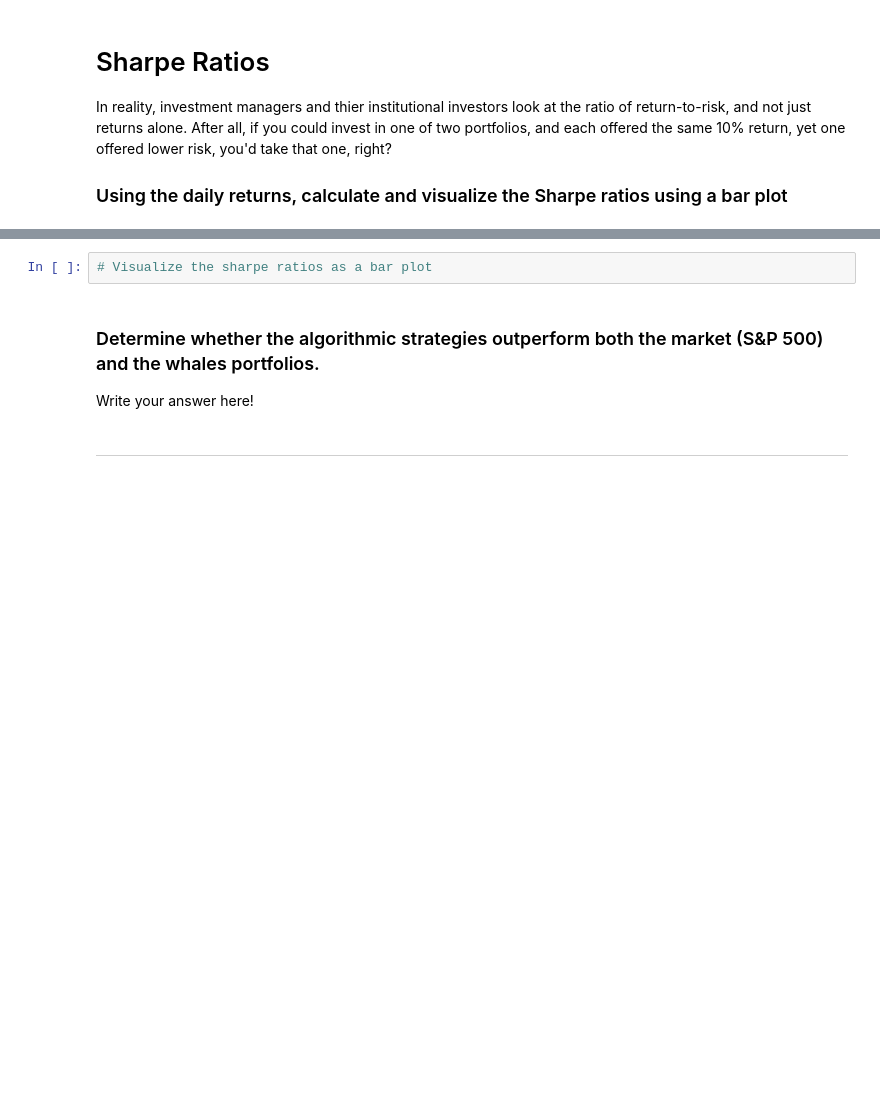
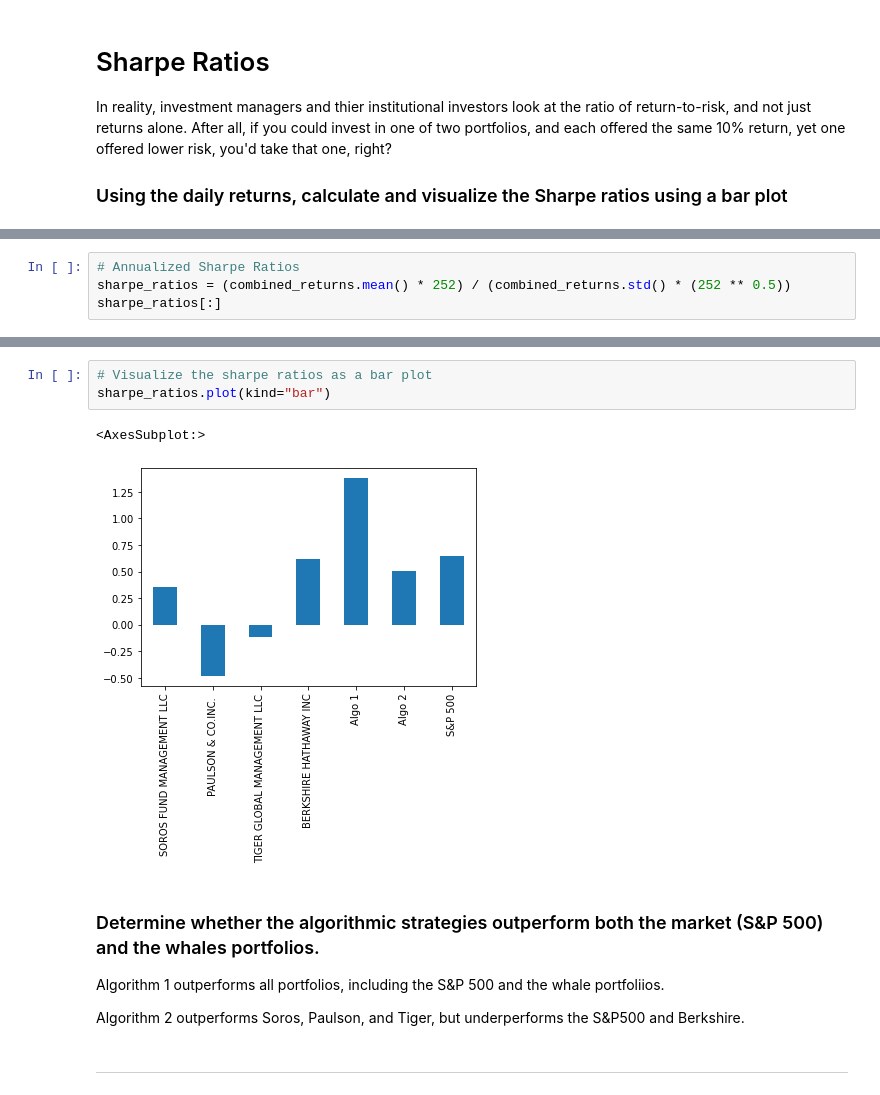
Before and after one commit to ankurgoel77/hw4-whale, a Jupyter notebook: whale_analysis.ipynb, the cells around one changed output, grey strips where cells are left out. Cells and saved outputs as stored; diff of their text form; blank space fills up the shorter version.

Commit message:
Sharpe completed

```diff
--- a/whale_analysis.ipynb
+++ b/whale_analysis.ipynb
@@ -363,0 +362,4 @@ In reality, investment managers and thier institutional investors look at the ra
+# %%
+# Annualized Sharpe Ratios
+sharpe_ratios = (combined_returns.mean() * 252) / (combined_returns.std() * (252 ** 0.5))
+sharpe_ratios[:]
@@ -364,9 +375,15 @@ In reality, investment managers and thier institutional investors look at the ra
 # %%
 # Visualize the sharpe ratios as a bar plot
+sharpe_ratios.plot(kind="bar")
+# %% [output]
+<AxesSubplot:>
+[figure, added]
 # %% [markdown]
 ### Determine whether the algorithmic strategies outperform both the market (S&P 500) and the whales portfolios.
 
-Write your answer here!
+Algorithm 1 outperforms all portfolios, including the S&P 500 and the whale portfoliios.
+
+Algorithm 2 outperforms Soros, Paulson, and Tiger, but underperforms the S&P500 and Berkshire.
 # %% [markdown]
 ---
 # %% [markdown]
```
Also changed, not shown: parts of 2 cells of this notebook.
